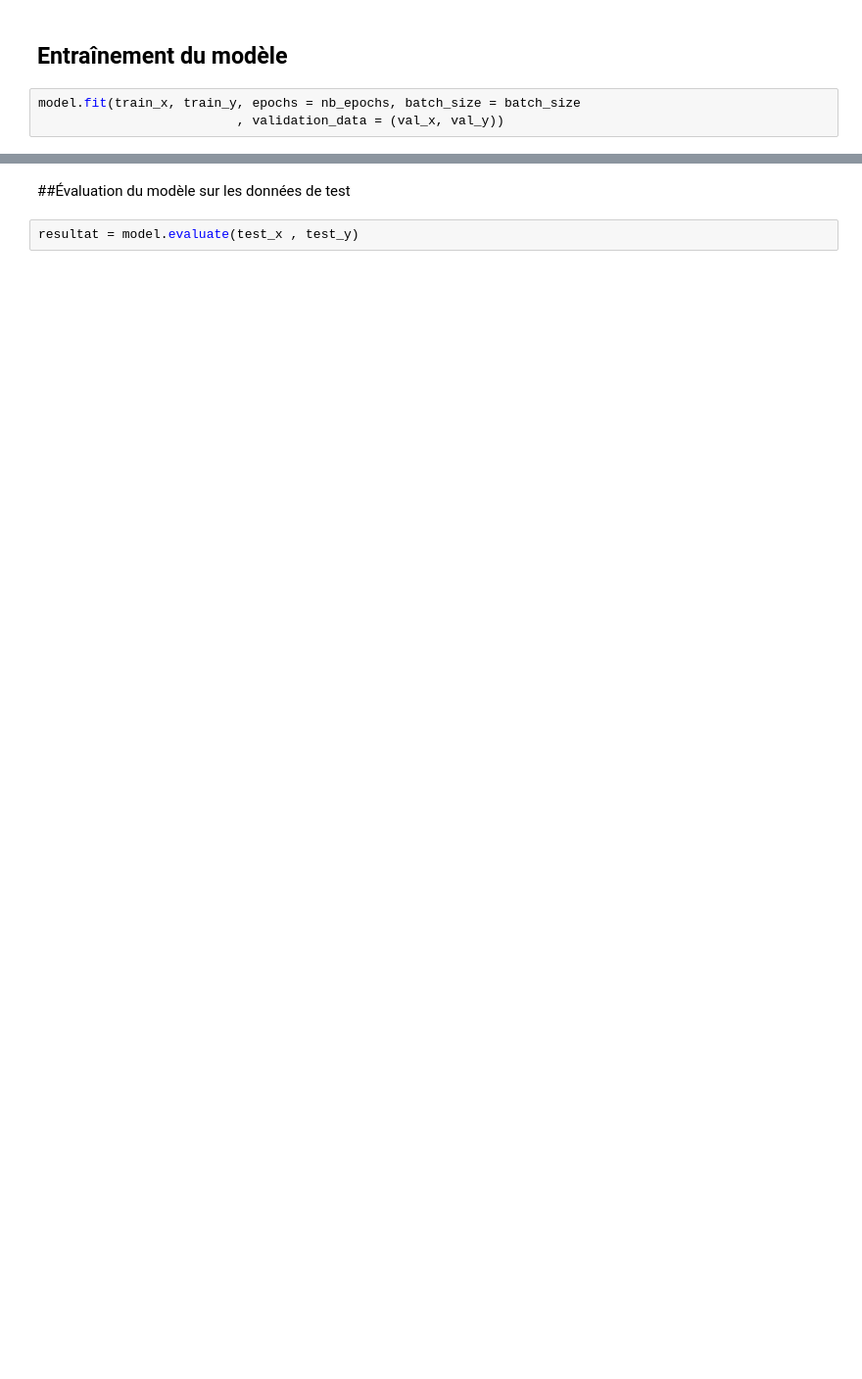
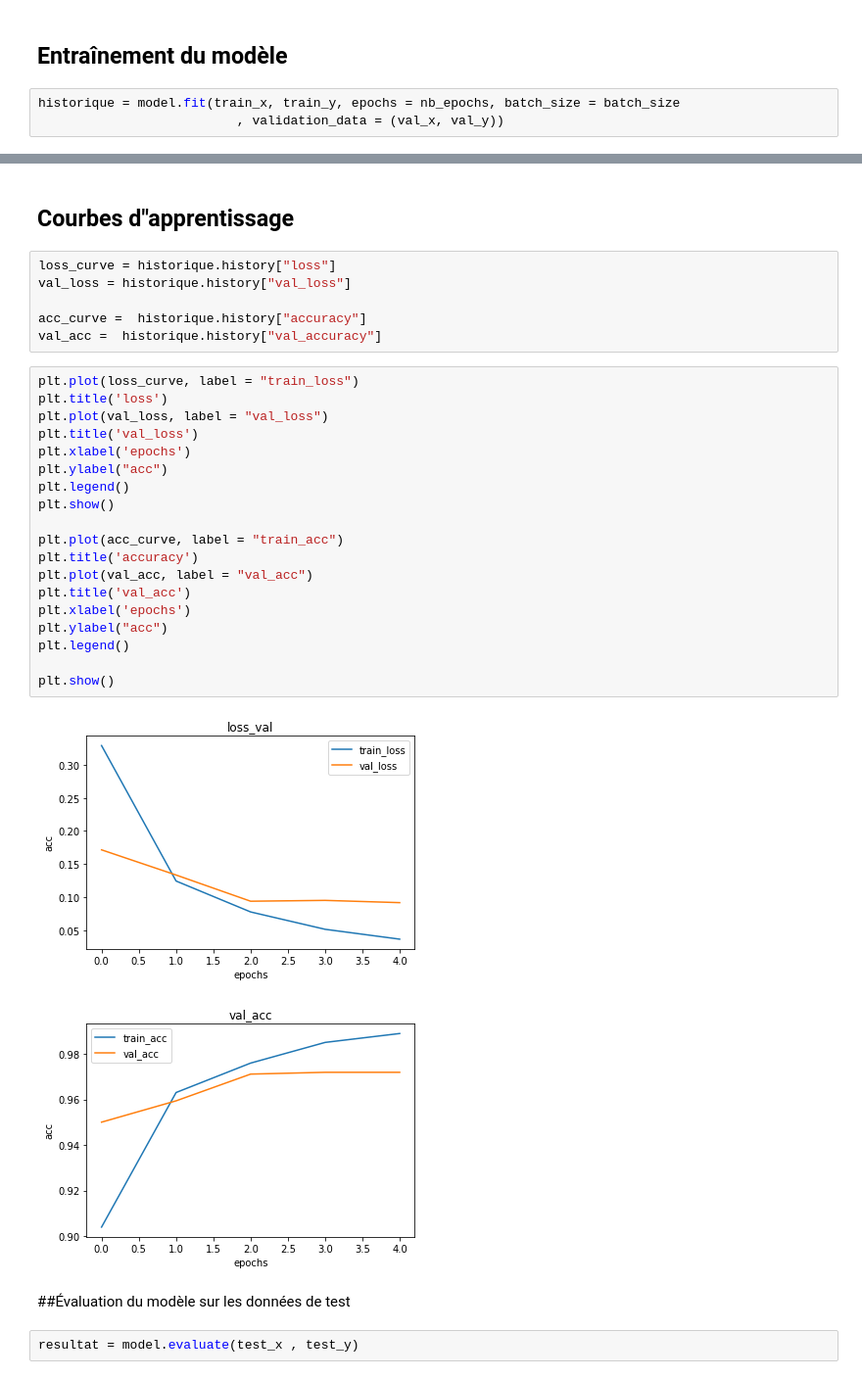
Before and after one commit to BillTanekeu/TP-TPE-INF-3236-Groupe-8, a Jupyter notebook: TP4_Les_réseaux_de_neurones_à_l'aide_de_Keras.ipynb, the cells around one changed output, grey strips where cells are left out. Shown: that part at 98% size. Cells and saved outputs as stored; diff of their text form; blank space fills up the shorter version.

Commit message:
ajout des courbes d'apprentissage

```diff
--- a/TP4_Les_réseaux_de_neurones_à_l'aide_de_Keras.ipynb
+++ b/TP4_Les_réseaux_de_neurones_à_l'aide_de_Keras.ipynb
@@ -172,7 +192,7 @@ model.compile(loss = 'SparseCategoricalCrossentropy', optimizer = 'adam' , metri
 # %% [markdown]
 ## Entraînement du modèle
 # %%
-model.fit(train_x, train_y, epochs = nb_epochs, batch_size = batch_size
+historique = model.fit(train_x, train_y, epochs = nb_epochs, batch_size = batch_size
                           , validation_data = (val_x, val_y))
 # %% [output]
 Epoch 1/5
@@ -189,3 +208,33 @@ Epoch 5/5
+# %% [markdown]
+## Courbes d"apprentissage
+# %%
+loss_curve = historique.history["loss"]
+val_loss = historique.history["val_loss"]
+
+acc_curve =  historique.history["accuracy"]
+val_acc =  historique.history["val_accuracy"]
+# %%
+plt.plot(loss_curve, label = "train_loss")
+plt.title('loss')
+plt.plot(val_loss, label = "val_loss")
+plt.title('val_loss')
+plt.xlabel('epochs')
+plt.ylabel("acc")
+plt.legend()
+plt.show()
+
+plt.plot(acc_curve, label = "train_acc")
+plt.title('accuracy')
+plt.plot(val_acc, label = "val_acc")
+plt.title('val_acc')
+plt.xlabel('epochs')
+plt.ylabel("acc")
+plt.legend()
+
+plt.show()
+# %% [output]
+[figure, added]
+[figure, added]
 # %% [markdown]
 ##Évaluation du modèle sur les données de test
 # %%
```
Also changed, not shown: parts of 8 cells of this notebook.
